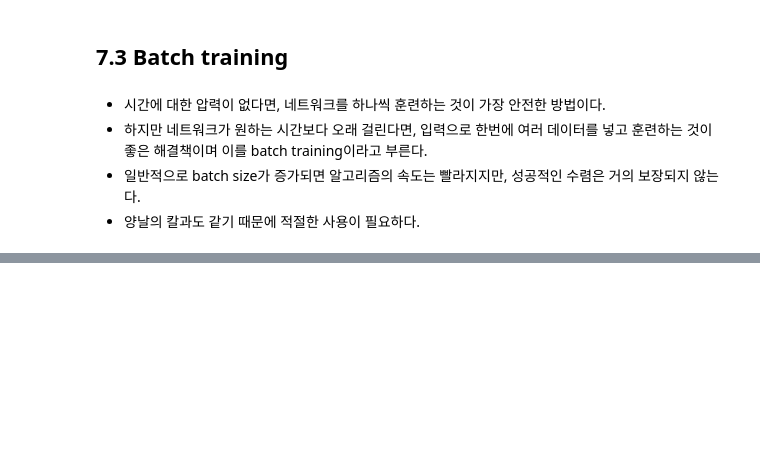
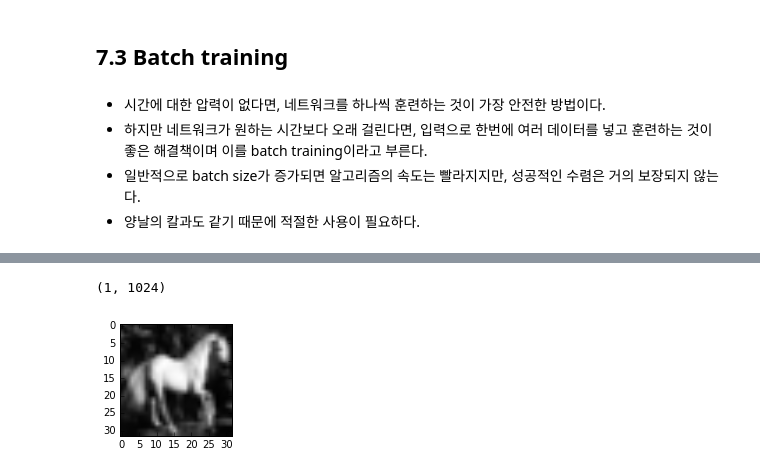
Before and after one commit to KonanAcademy/deep, a Jupyter notebook: code/tensorflow/07_A_Peek_Into_Autoencoders.ipynb, the cells around one changed output, grey strips where cells are left out. Drawn from its saved outputs; the diff is of its cells as text; code cells hidden in the pictures; blank space fills up the shorter version.

```diff
--- a/code/tensorflow/07_A_Peek_Into_Autoencoders.ipynb
+++ b/code/tensorflow/07_A_Peek_Into_Autoencoders.ipynb
@@ -161,0 +127,34 @@ array([[ 1.27258229,  0.7419734 ,  1.94552088,  0.46711466]], dtype=float32)
+# %%
+import pickle
+import numpy as np
+import matplotlib.pyplot as plt
+%matplotlib inline
+
+def unpickle(file):
+    fo = open(file, 'rb')
+    dict = pickle.load(fo)
+    fo.close()
+    return dict
+
+def grayscale(a):
+    return a.reshape(a.shape[0], 3, 32, 32).mean(1).reshape(a.shape[0], -1)
+
+def data_show(data, data_len):
+    plt.rcParams['figure.figsize'] = (2, 2)
+    for i in range(data_len):
+        img = np.reshape(data[i,:], (32, 32))
+        plt.subplot(1, data_len, i+1)
+        plt.imshow(img, cmap='gray')
+
+names = unpickle('./cifar-10-batches-py/batches.meta')['label_names']
+
+data, labels = [], []
+for i in range(1, 6):
+    filename = './cifar-10-batches-py/data_batch_' + str(i)
+    batch_data = unpickle(filename)
+    if len(data) > 0:
+        data = np.vstack((data, batch_data['data']))
+        labels = np.hstack((labels, batch_data['labels']))
+    else:
+        data = batch_data['data']
+        labels = batch_data['labels']
@@ -161,0 +192,10 @@ array([[ 1.27258229,  0.7419734 ,  1.94552088,  0.46711466]], dtype=float32)
+# %%
+test_data = unpickle('./cifar-10-batches-py/test_batch')
+test_x = grayscale(test_data['data'])
+test_labels = np.array(test_data['labels'])
+test_1 = test_x[13].reshape(1, np.shape(test_x[13])[0])
+print(np.shape(test_1))
+data_show(test_1, 1)
+# %% [output]
+(1, 1024)
+[figure, added]
```
Also changed, not shown: parts of 5 cells of this notebook, 3 other files.
